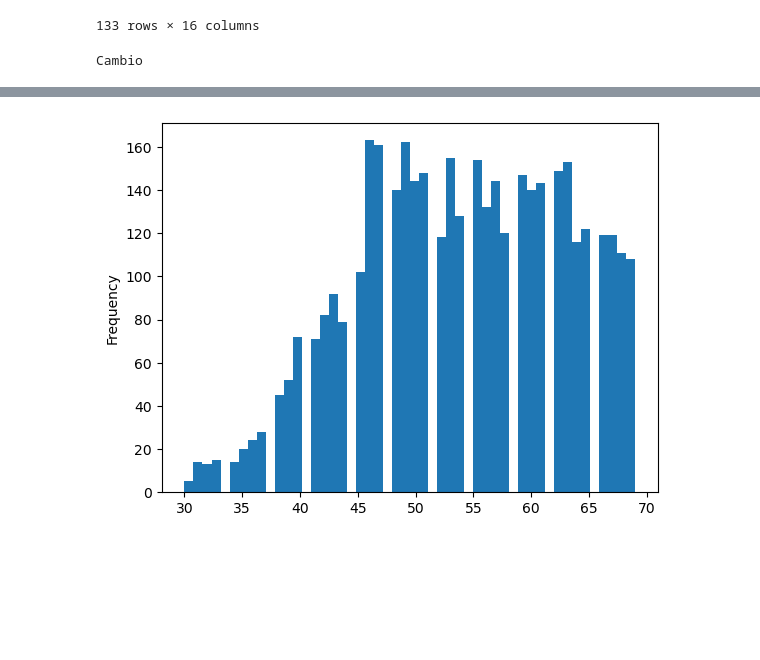
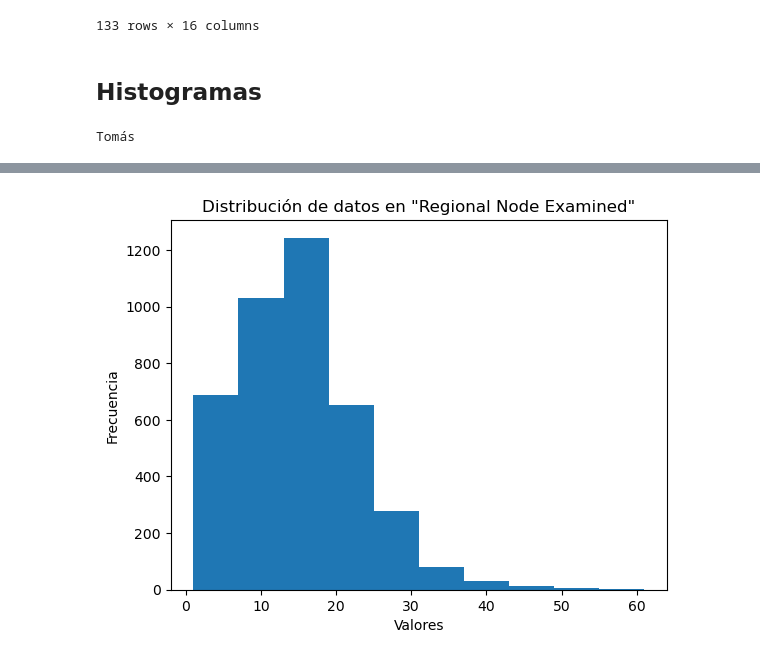
Before and after one commit to TheLudway/cancer-de-mama, a Jupyter notebook: Kaggle_Tomas.ipynb, the cells around one changed output, grey strips where cells are left out. Cells and saved outputs as stored; diff of their text form; code cells hidden in the pictures; blank space fills up the shorter version.

```diff
--- a/Kaggle_Tomas.ipynb
+++ b/Kaggle_Tomas.ipynb
@@ -81,10 +64,12 @@ df[(df["Age"] == 46) &(df["Race"] == "White")]
 | 4017 | 46 | White | Married | T2 | N1 | IIB | Moderately differentiated | 2 | Regional | ... |
 | 4023 | 46 | White | Married | T2 | N1 | IIB | Moderately differentiated | 2 | Regional | ... |
 133 rows × 16 columns
+# %% [markdown]
+## Histogramas
 # %%
-print('Cambio')
+print('Tomás')
 # %% [output]
-Cambio
+Tomás
 # %%
 df.head()
 # %% [output]
@@ -94,7 +79,11 @@ df.head()
 | 2 | 58 | White | Divorced | T3 | N3 | IIIC | Moderately differentiated | 2 | Regional | ... |
 | 3 | 58 | White | Married | T1 | N1 | IIA | Poorly differentiated | 3 | Regional | ... |
 | 4 | 47 | White | Married | T2 | N1 | IIB | Poorly differentiated | 3 | Regional | ... |
-# %%
-df['Age'].plot.hist(bins=50);
-# %% [output]
-[figure, removed]
+# %%
+data['Regional Node Examined'].plot.hist(bins=10)
+plt.xlabel('Valores')
+plt.ylabel('Frecuencia')
+plt.title('Distribución de datos en "Regional Node Examined"')
+plt.show()
+# %% [output]
+[figure, added]
```
Also changed, not shown: parts of 8 cells of this notebook, 1 other file.
